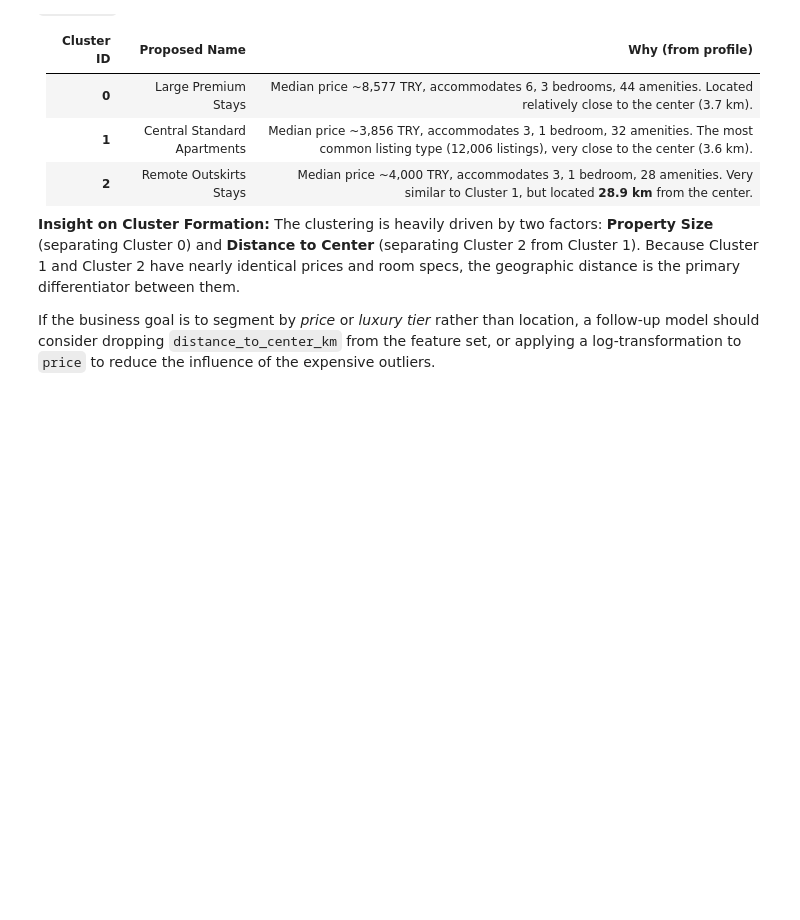
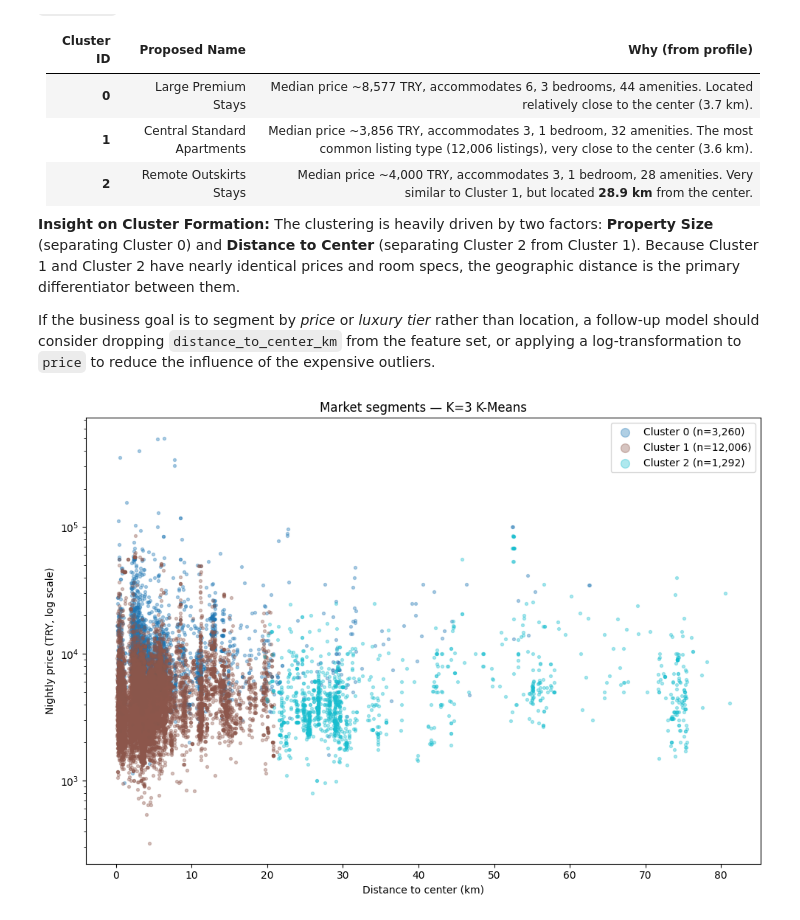
Before and after one commit to Bou-eng/market-analyzer, a Jupyter notebook: notebooks/03_clustering_experiments.ipynb, the cells around one changed output. Drawn from its saved outputs; the diff is of its cells as text; code cells hidden in the pictures; blank space fills up the shorter version.

Commit message:
feat(clustering): add 2D cluster visualization for sanity check

```diff
--- a/notebooks/03_clustering_experiments.ipynb
+++ b/notebooks/03_clustering_experiments.ipynb
@@ -164,3 +164,29 @@ cluster_id
 The clustering is heavily driven by two factors: **Property Size** (separating Cluster 0) and **Distance to Center** (separating Cluster 2 from Cluster 1). Because Cluster 1 and Cluster 2 have nearly identical prices and room specs, the geographic distance is the primary differentiator between them.
 
 If the business goal is to segment by *price* or *luxury tier* rather than location, a follow-up model should consider dropping `distance_to_center_km` from the feature set, or applying a log-transformation to `price` to reduce the influence of the expensive outliers.
+# %%
+# Pick two interpretable axes: price (log) vs distance to center
+fig, ax = plt.subplots(figsize=(10, 7))
+
+colors = plt.cm.tab10(np.linspace(0, 1, FINAL_K))
+for cid in range(FINAL_K):
+    sub = df[df["cluster_id"] == cid]
+    ax.scatter(
+        sub["distance_to_center_km"],
+        sub["price"],
+        s=8, alpha=0.35, color=colors[cid],
+        label=f"Cluster {cid} (n={len(sub):,})",
+    )
+
+ax.set_yscale("log")
+ax.set_xlabel("Distance to center (km)")
+ax.set_ylabel("Nightly price (TRY, log scale)")
+ax.set_title(f"Market segments — K={FINAL_K} K-Means")
+ax.legend(markerscale=3)
+
+fig.tight_layout()
+Path("reports/clusters").mkdir(parents=True, exist_ok=True)
+fig.savefig("reports/clusters/cluster_visualization.png", dpi=160, bbox_inches="tight")
+plt.show()
+# %% [output]
+[figure, added]
```
Also changed, not shown: 1 other file.
